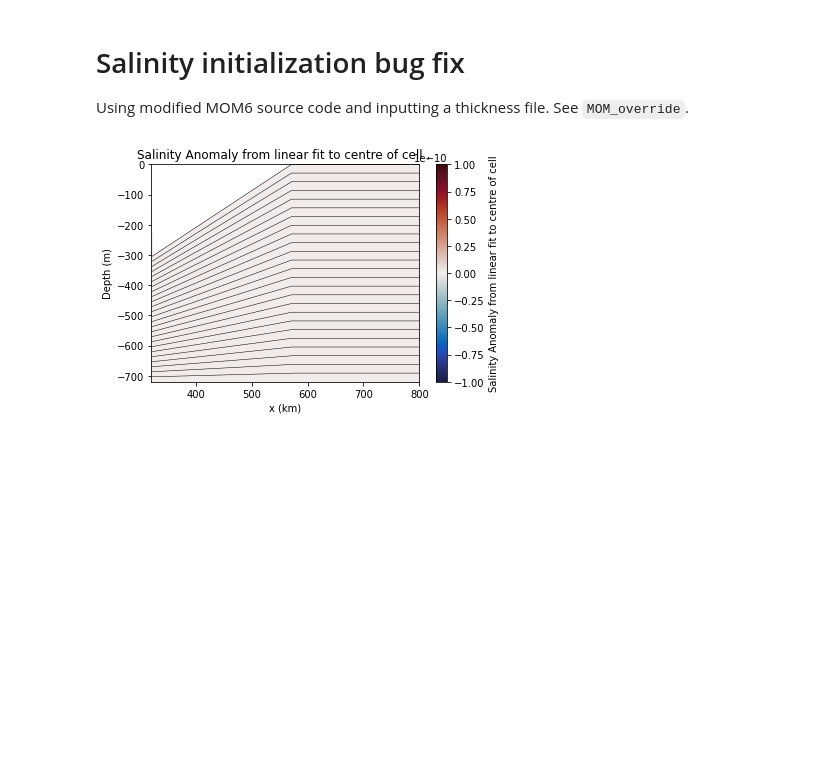
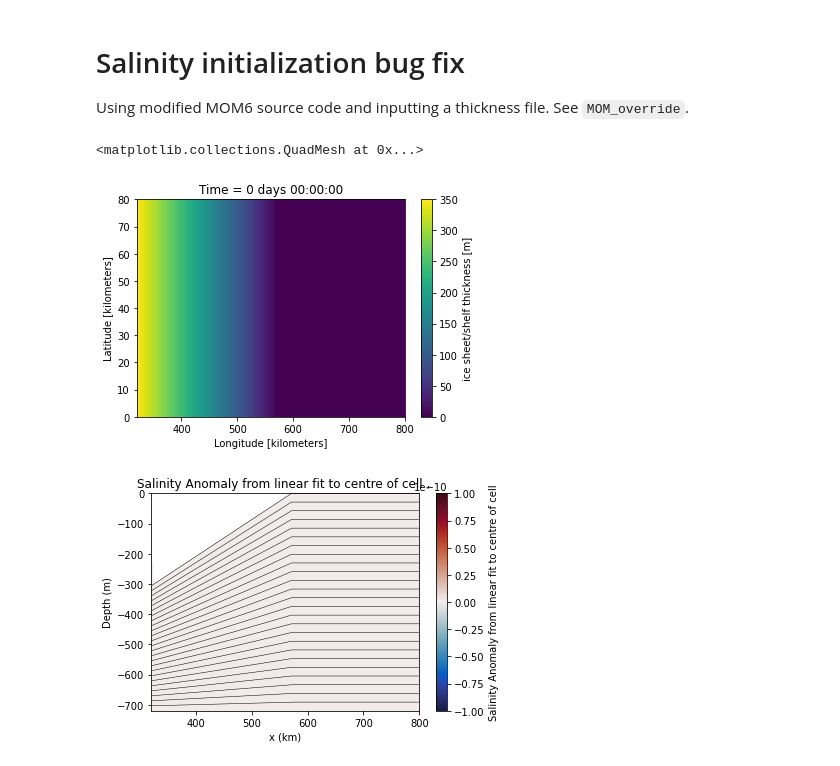
Before and after one commit to claireyung/simple_shelf_salt_bug, a Jupyter notebook: Seamount TS.ipynb, the cells around one changed output. Saved outputs shown, nothing was run; the diff lists cells and outputs as text; code cells hidden in the pictures; blank space fills up the shorter version.

```diff
--- a/Seamount TS.ipynb
+++ b/Seamount TS.ipynb
@@ -71,6 +71,12 @@ def plot(ax,yy0,tt,i,variable,varname,vmin1,vmax1,cmap,ymax):
     ax.set_ylabel('Depth (m)')
     ax.set_xlabel('x (km)')
     ax.set_title(varname+' , ' +label)
+# %%
+Shelf_IC = xr.open_dataset('MOM_Shelf_IC.nc')
+Shelf_IC.h_shelf.plot()
+# %% [output]
+<matplotlib.collections.QuadMesh at 0x...>
+[figure, added]
 # %%
 ## use IC
 
```
Also changed, not shown: parts of 12 cells of this notebook, 14 other files.
